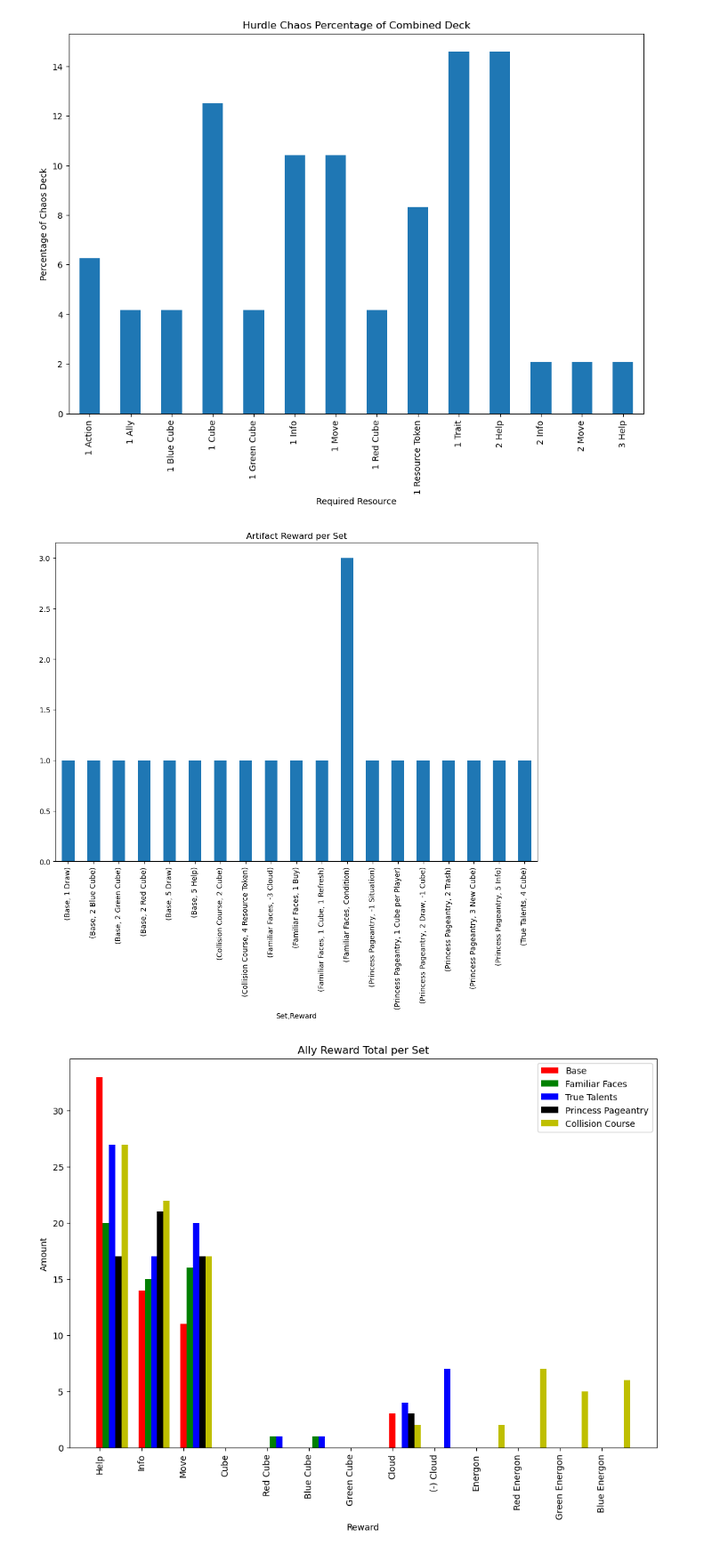
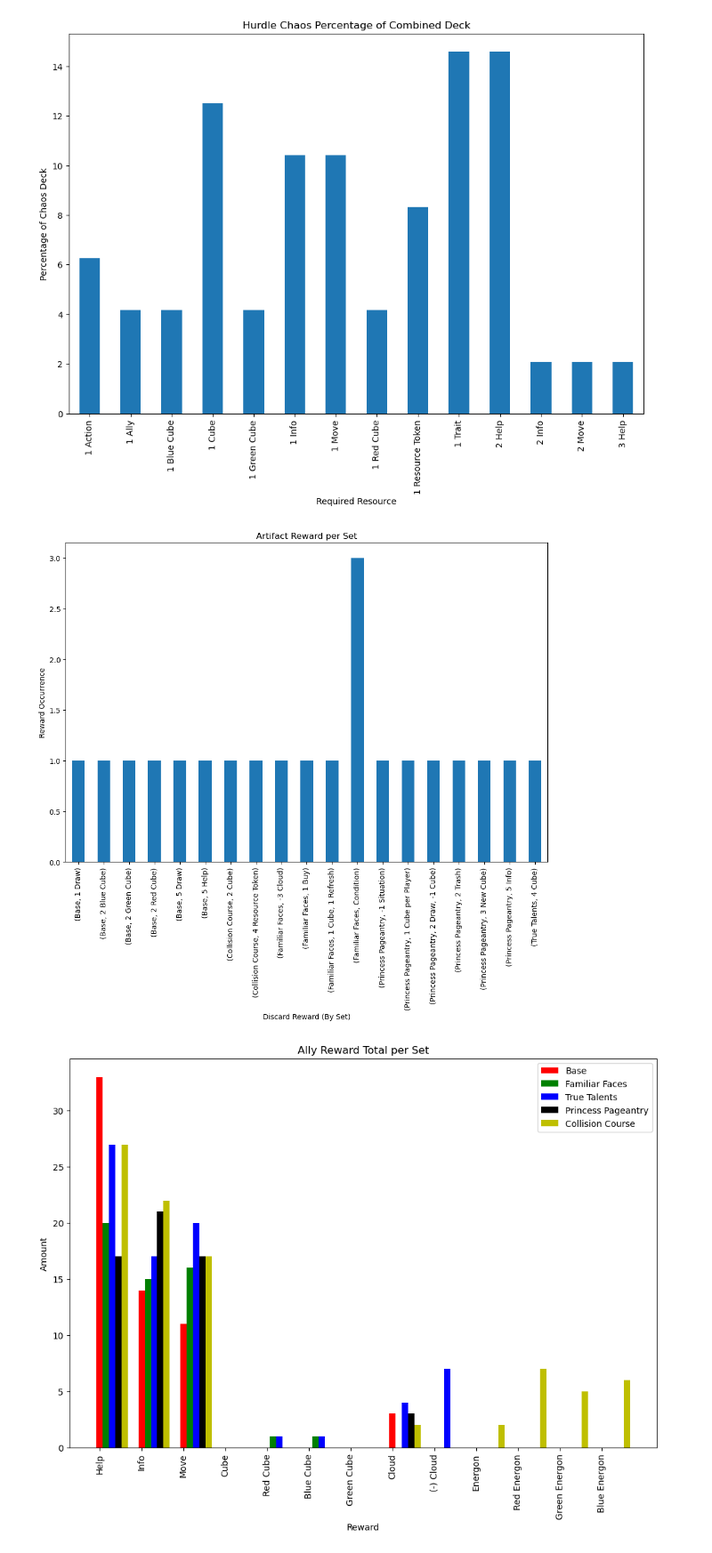
Before and after one commit to XBigTK13X/jupyter-mlp-aie, a Jupyter notebook: MLP.ipynb, the cells around one changed output. Shown: that part at 89% size. Drawn from its saved outputs; the diff is of its cells as text; code cells hidden in the pictures.

Commit message:
Generating charts. Include cost charts.

```diff
--- a/MLP.ipynb
+++ b/MLP.ipynb
@@ -99,10 +102,12 @@ plotlib.show()
 # %% [output]
 [figure]
 # %%
-artifacts = pandas.read_csv('MLP/data/MLP Adventures Card Distribution - Artifact.csv')
+artifacts = pandas.read_csv('data/MLP Adventures Card Distribution - Artifact.csv')
 plotlib.figure()
 artifacts.groupby('Set')['Reward'].value_counts().sort_index().plot(kind='bar',title='Artifact Reward per Set')
+plotlib.xlabel("Discard Reward (By Set)")
+plotlib.ylabel("Reward Occurrence")
 plotlib.show()
 # %% [output]
-[figure, old version]
+[figure, new version]
 # %%
```
Also changed, not shown: parts of 10 cells of this notebook, 1 other file.
